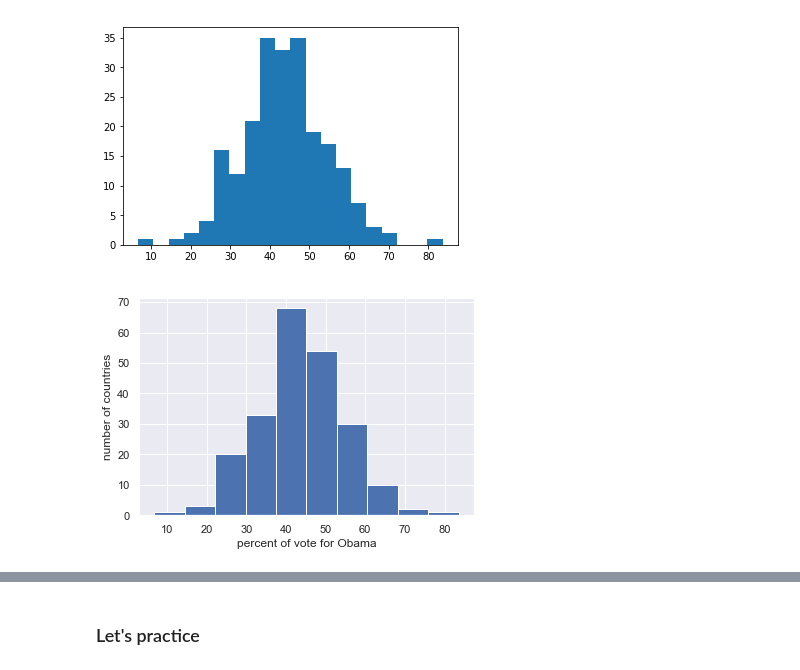
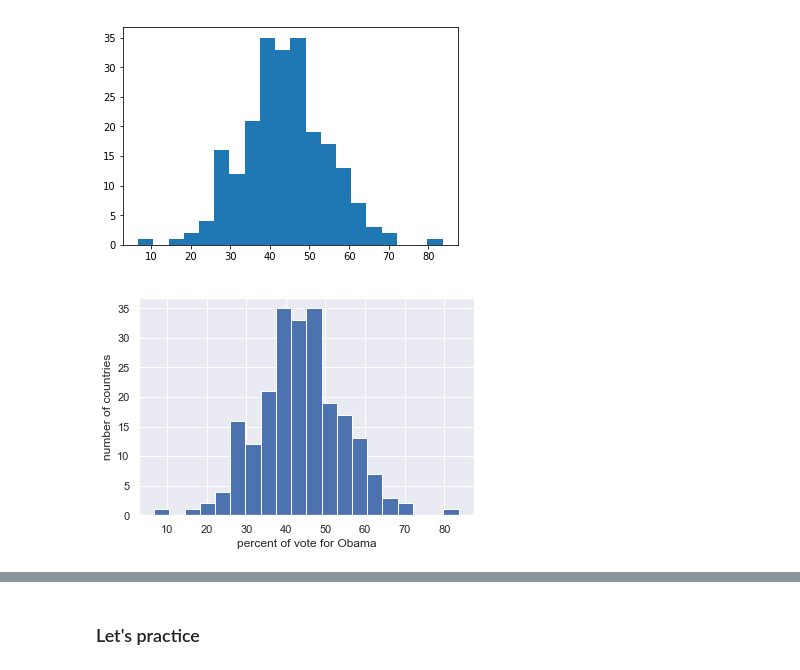
Before and after one commit to kwarodom/100DaysMLCodeChallenge, a Jupyter notebook: Week1 All Basics/Lecture3 Basic Math/3. Graphical Exploratory Data Analysis/Introduction to Exploratory Data Analysis.ipynb, the cells around one changed output, grey strips where cells are left out. Cells and saved outputs as stored; diff of their text form; code cells hidden in the pictures.

```diff
--- a/Week1 All Basics/Lecture3 Basic Math/3. Graphical Exploratory Data Analysis/Introduction to Exploratory Data Analysis.ipynb
+++ b/Week1 All Basics/Lecture3 Basic Math/3. Graphical Exploratory Data Analysis/Introduction to Exploratory Data Analysis.ipynb
@@ -55,10 +63,10 @@ plt.show()
 # %%
 import seaborn as sns
 sns.set()
-_ = plt.hist(df_swing['dem_share'])
+_ = plt.hist(df_swing['dem_share'], bins=20)
 _ = plt.xlabel('percent of vote for Obama')
 _ = plt.ylabel('number of countries')
 plt.show()
 # we will get a seaborn-styled histogram
 # %% [output]
-[figure, old version]
+[figure, new version]
```
Also changed, not shown: parts of 15 cells of this notebook, 2 other files.
